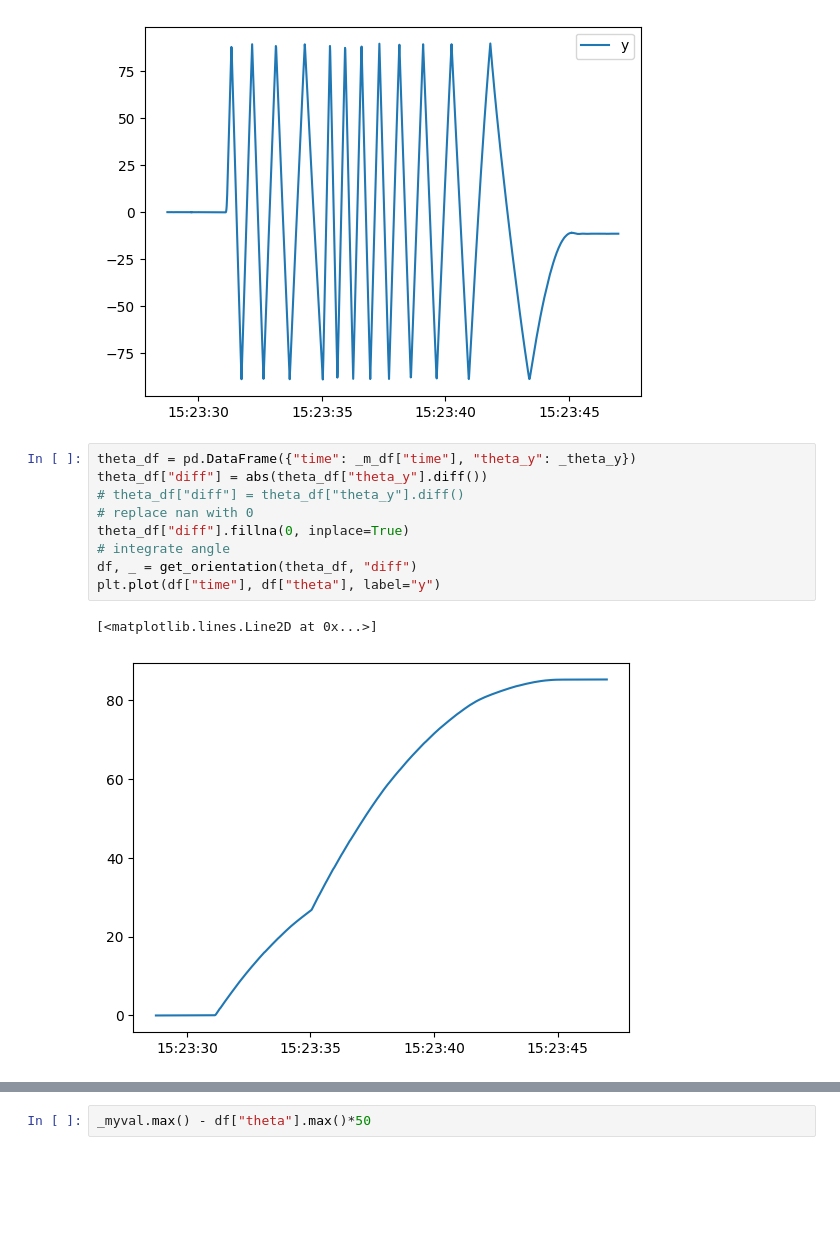
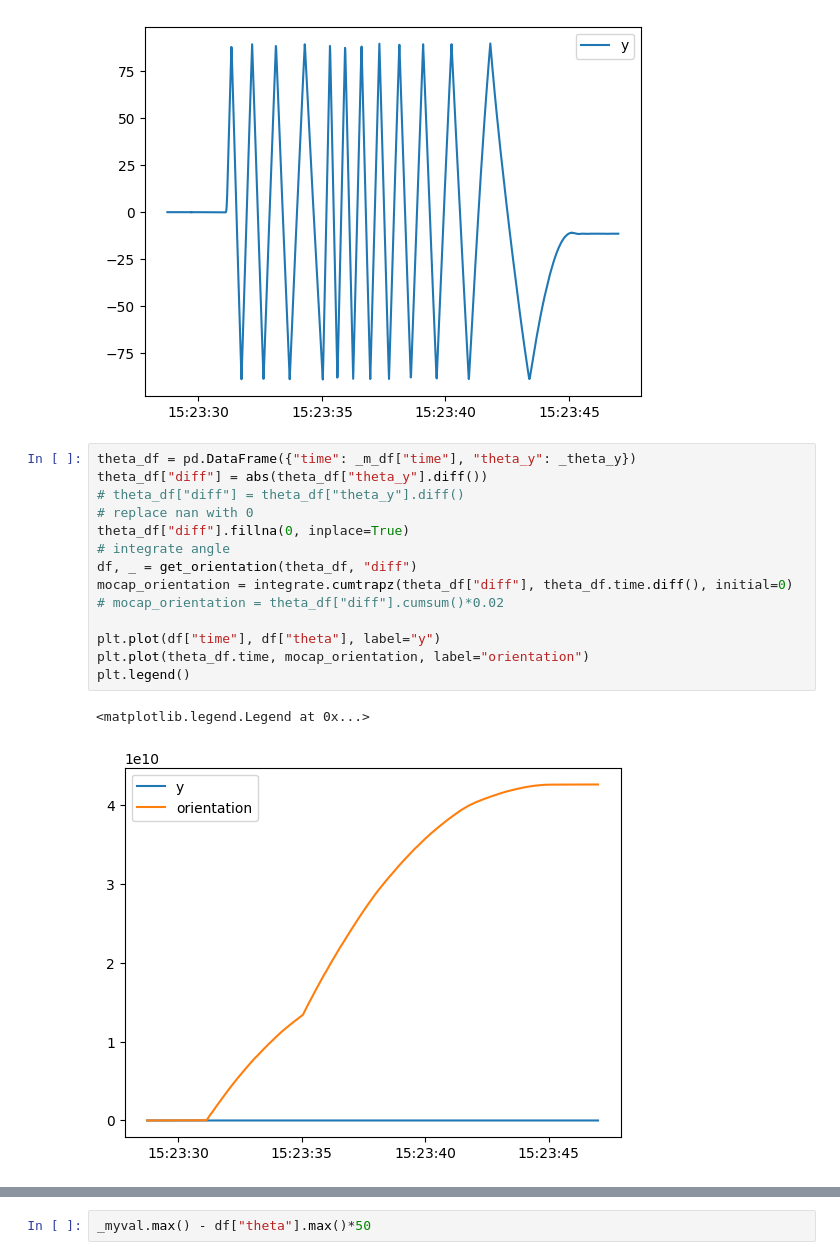
Before and after one commit to SujithChristopher/armbo_preliminary_work, a Jupyter notebook: simulation/ipy_notebooks/encoder_validation_orange.ipynb, the cells around one changed output, grey strips where cells are left out. Drawn from its saved outputs; the diff is of its cells as text; blank space fills up the shorter version.

```diff
--- a/simulation/ipy_notebooks/encoder_validation_orange.ipynb
+++ b/simulation/ipy_notebooks/encoder_validation_orange.ipynb
@@ -101,15 +108,20 @@ plt.legend()
 # %%
 theta_df = pd.DataFrame({"time": _m_df["time"], "theta_y": _theta_y})
 theta_df["diff"] = abs(theta_df["theta_y"].diff())
 # theta_df["diff"] = theta_df["theta_y"].diff()
 # replace nan with 0
 theta_df["diff"].fillna(0, inplace=True)
 # integrate angle
 df, _ = get_orientation(theta_df, "diff")
+mocap_orientation = integrate.cumtrapz(theta_df["diff"], theta_df.time.diff(), initial=0)
+# mocap_orientation = theta_df["diff"].cumsum()*0.02
+
 plt.plot(df["time"], df["theta"], label="y")
+plt.plot(theta_df.time, mocap_orientation, label="orientation")
+plt.legend()
 # %% [output]
-[<matplotlib.lines.Line2D at 0x...>]
+<matplotlib.legend.Legend at 0x...>
-[figure, old version]
+[figure, new version]
 # %%
 """plot the angle from skateboard and mocap"""
 plt.plot(_new_ang_df["time"], _new_ang_df["ang_y"], label="sk")
```
Also changed, not shown: parts of 4 cells of this notebook, 1 other file.
